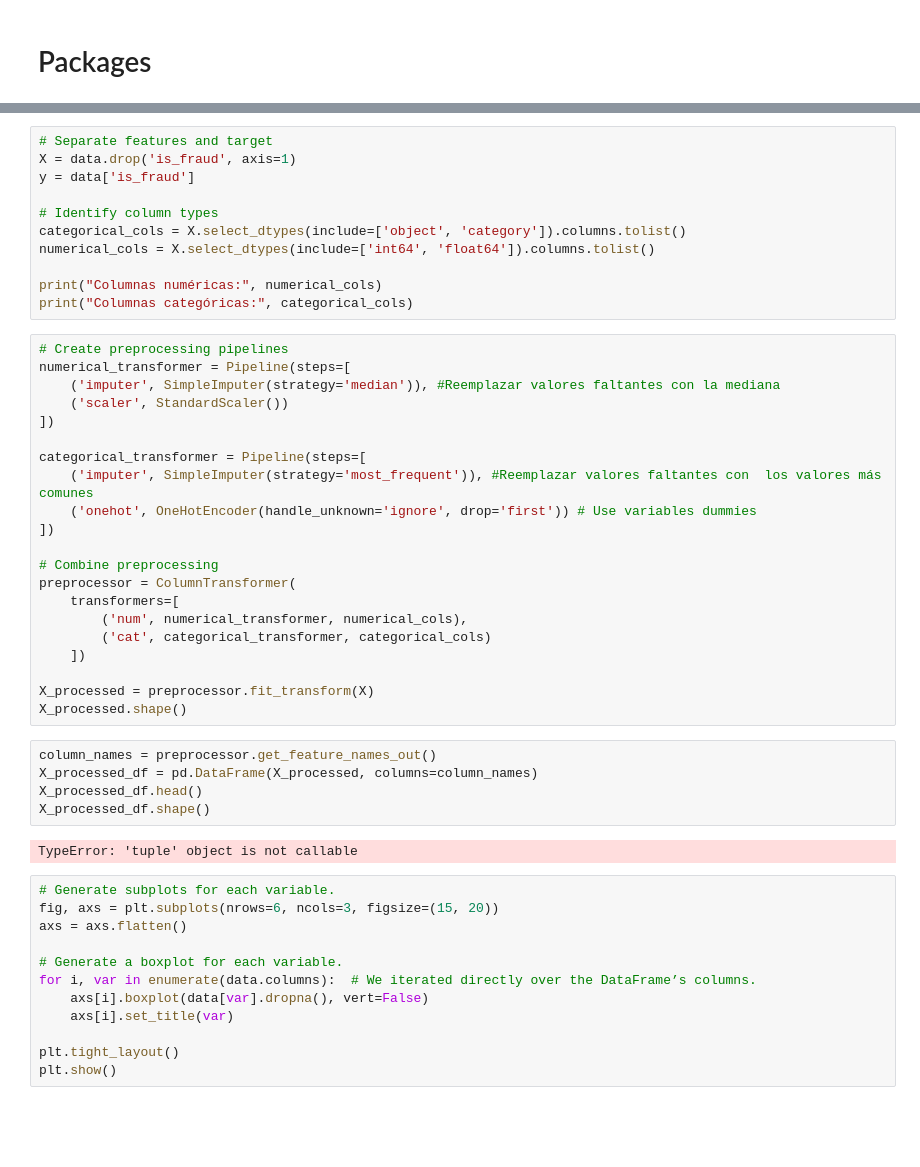
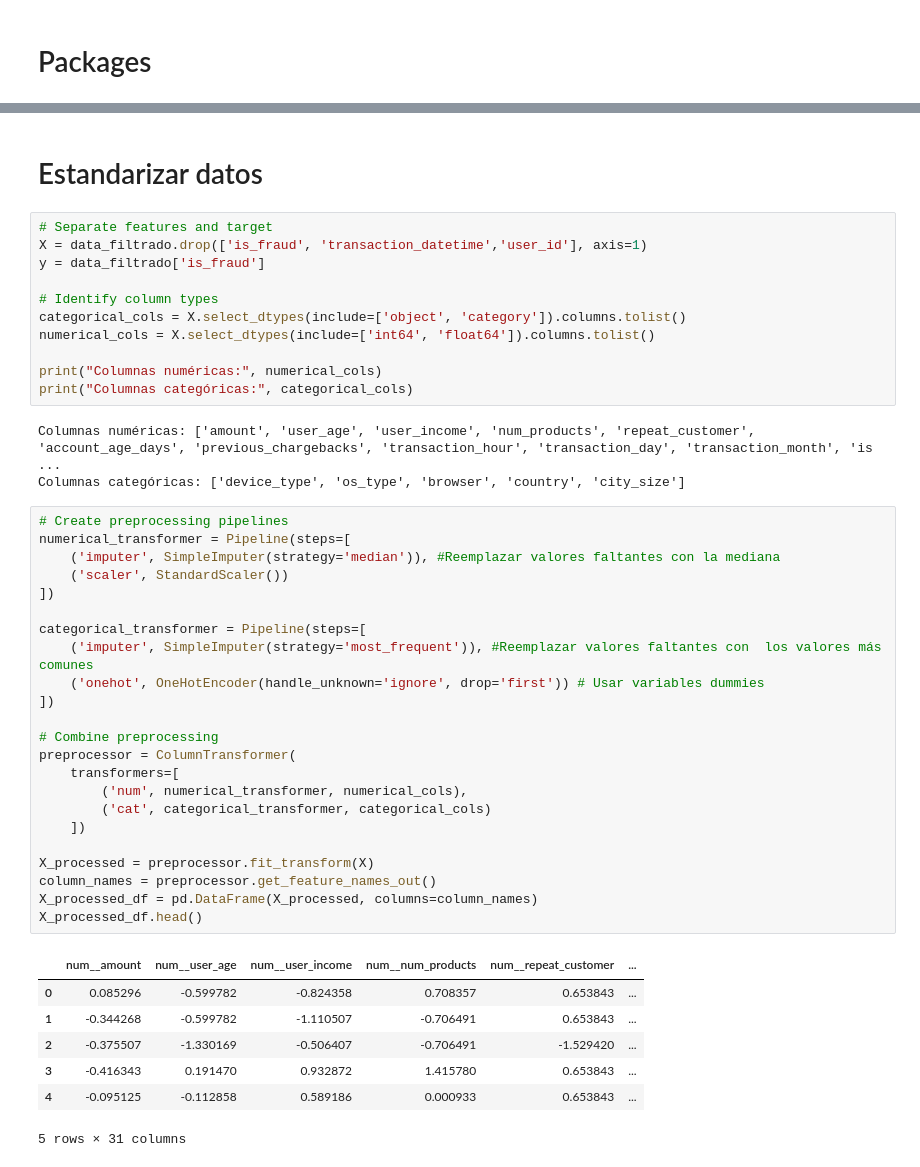
Before and after one commit to AgustinSilvio/Fraud_Detection, a Jupyter notebook: notebooks/02-Preparation.ipynb, the cells around one changed output, grey strips where cells are left out. Drawn from its saved outputs; the diff is of its cells as text; blank space fills up the shorter version.

```diff
--- a/notebooks/02-Preparation.ipynb
+++ b/notebooks/02-Preparation.ipynb
@@ -24,7 +31,9 @@ print('Columnas:', data_filtrado.columns.tolist())
+# %% [markdown]
+# Estandarizar datos
 # %%
 # Separate features and target
-X = data.drop('is_fraud', axis=1)
-y = data['is_fraud']
+X = data_filtrado.drop(['is_fraud', 'transaction_datetime','user_id'], axis=1)
+y = data_filtrado['is_fraud']
 
 # Identify column types
 categorical_cols = X.select_dtypes(include=['object', 'category']).columns.tolist()
@@ -32,43 +41,37 @@ numerical_cols = X.select_dtypes(include=['int64', 'float64']).columns.tolist()
 
 print("Columnas numéricas:", numerical_cols)
 print("Columnas categóricas:", categorical_cols)
+# %% [output]
+Columnas numéricas: ['amount', 'user_age', 'user_income', 'num_products', 'repeat_customer', 'account_age_days', 'previous_chargebacks', 'transaction_hour', 'transaction_day', 'transaction_month', 'is ...
+Columnas categóricas: ['device_type', 'os_type', 'browser', 'country', 'city_size']
 # %%
 # Create preprocessing pipelines
 numerical_transformer = Pipeline(steps=[
     ('imputer', SimpleImputer(strategy='median')), #Reemplazar valores faltantes con la mediana
     ('scaler', StandardScaler())
 ])
 
 categorical_transformer = Pipeline(steps=[
     ('imputer', SimpleImputer(strategy='most_frequent')), #Reemplazar valores faltantes con  los valores más comunes
-    ('onehot', OneHotEncoder(handle_unknown='ignore', drop='first')) # Use variables dummies
+    ('onehot', OneHotEncoder(handle_unknown='ignore', drop='first')) # Usar variables dummies
 ])
 
 # Combine preprocessing
 preprocessor = ColumnTransformer(
     transformers=[
         ('num', numerical_transformer, numerical_cols),
         ('cat', categorical_transformer, categorical_cols)
     ])
 
 X_processed = preprocessor.fit_transform(X)
-X_processed.shape()
+column_names = preprocessor.get_feature_names_out()
+X_processed_df = pd.DataFrame(X_processed, columns=column_names)
+X_processed_df.head()
+# %% [output]
+|  | num__amount | num__user_age | num__user_income | num__num_products | num__repeat_customer | ... |
+| 0 | 0.085296 | -0.599782 | -0.824358 | 0.708357 | 0.653843 | ... |
+| 1 | -0.344268 | -0.599782 | -1.110507 | -0.706491 | 0.653843 | ... |
+| 2 | -0.375507 | -1.330169 | -0.506407 | -0.706491 | -1.529420 | ... |
+| 3 | -0.416343 | 0.191470 | 0.932872 | 1.415780 | 0.653843 | ... |
+| 4 | -0.095125 | -0.112858 | 0.589186 | 0.000933 | 0.653843 | ... |
+5 rows × 31 columns
-# %%
-column_names = preprocessor.get_feature_names_out()
-X_processed_df = pd.DataFrame(X_processed, columns=column_names)
-X_processed_df.head()
-X_processed_df.shape()
-# %% [output]
-TypeError: 'tuple' object is not callable
-# %%
-# Generate subplots for each variable.
-fig, axs = plt.subplots(nrows=6, ncols=3, figsize=(15, 20))
-axs = axs.flatten()
-
-# Generate a boxplot for each variable.
-for i, var in enumerate(data.columns):  # We iterated directly over the DataFrame’s columns.
-    axs[i].boxplot(data[var].dropna(), vert=False)
-    axs[i].set_title(var)
-
-plt.tight_layout()
-plt.show()
```
Also changed, not shown: parts of 8 cells of this notebook, 3 other files.
